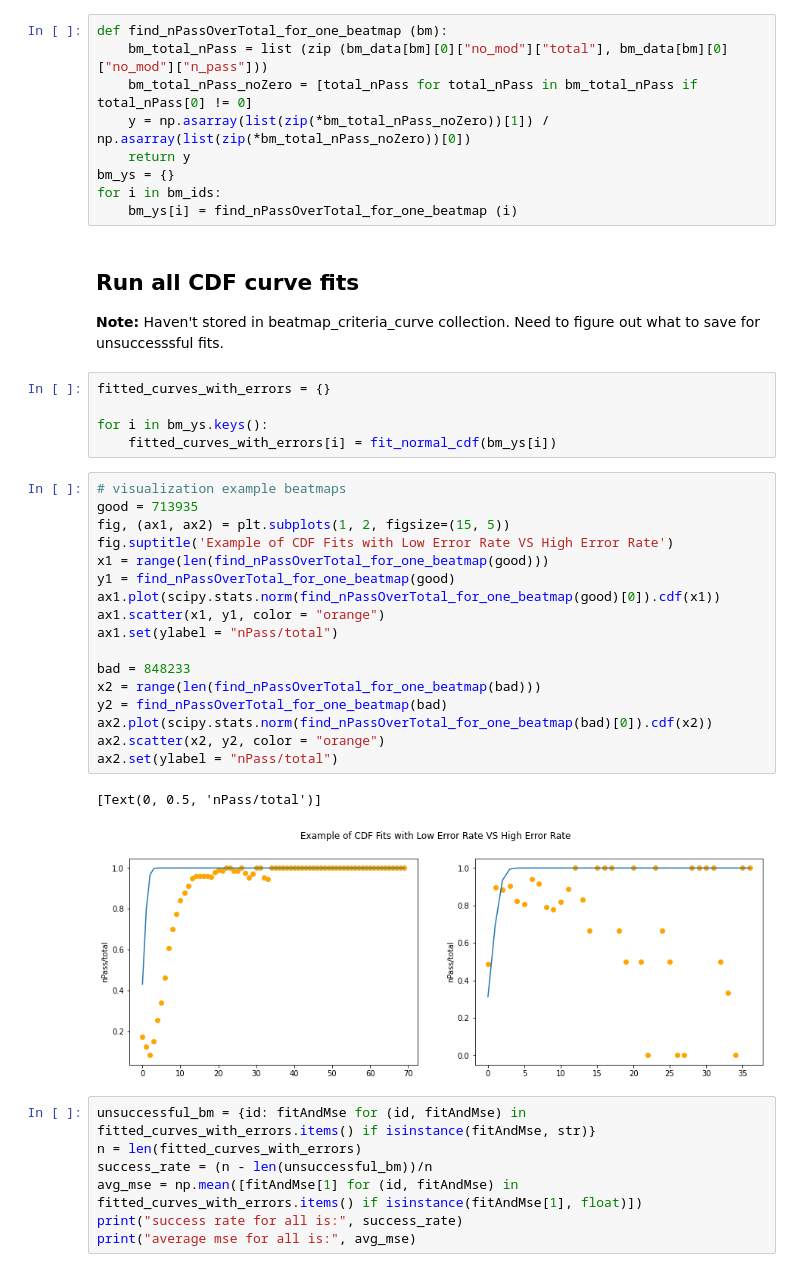
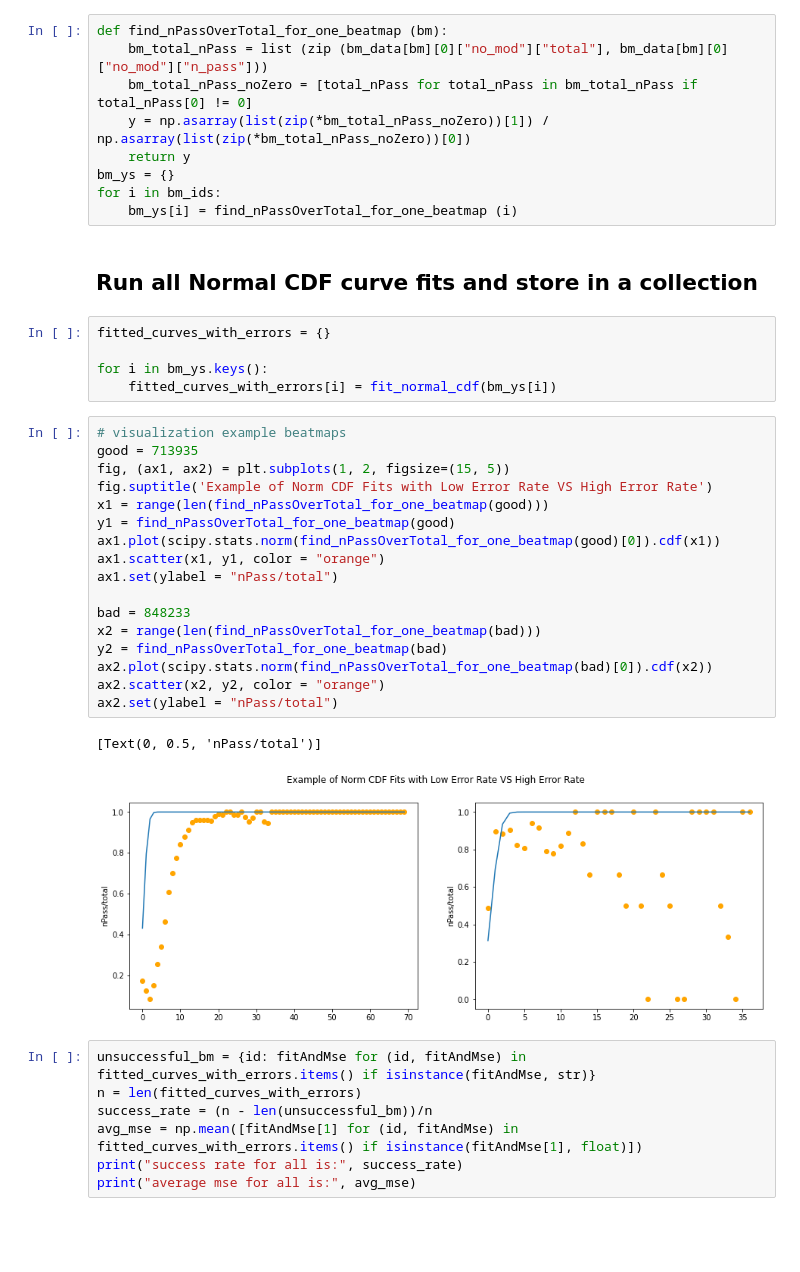
Before and after one commit to the-data-science-union/DSU-S2021-mlpp, a Jupyter notebook: exploration/5. score_criteria_reevaluation/2. m1_sigmoid_cdf_fitting.ipynb, the cells around one changed output. Cells and saved outputs as stored; diff of their text form; blank space fills up the shorter version.

```diff
--- a/exploration/5. score_criteria_reevaluation/2. m1_sigmoid_cdf_fitting.ipynb
+++ b/exploration/5. score_criteria_reevaluation/2. m1_sigmoid_cdf_fitting.ipynb
@@ -62,8 +60,7 @@ bm_ys = {}
 for i in bm_ids:
     bm_ys[i] = find_nPassOverTotal_for_one_beatmap (i)
 # %% [markdown]
-## Run all CDF curve fits
-**Note:** Haven't stored in beatmap_criteria_curve collection. Need to figure out what to save for unsuccesssful fits.
+## Run all Normal CDF curve fits and store in a collection
 # %%
 fitted_curves_with_errors = {}
 
@@ -72,23 +69,23 @@ for i in bm_ys.keys():
 # %%
 # visualization example beatmaps
 good = 713935
 fig, (ax1, ax2) = plt.subplots(1, 2, figsize=(15, 5))
-fig.suptitle('Example of CDF Fits with Low Error Rate VS High Error Rate')
+fig.suptitle('Example of Norm CDF Fits with Low Error Rate VS High Error Rate')
 x1 = range(len(find_nPassOverTotal_for_one_beatmap(good)))
 y1 = find_nPassOverTotal_for_one_beatmap(good)
 ax1.plot(scipy.stats.norm(find_nPassOverTotal_for_one_beatmap(good)[0]).cdf(x1))
 ax1.scatter(x1, y1, color = "orange")
 ax1.set(ylabel = "nPass/total")
 
 bad = 848233
 x2 = range(len(find_nPassOverTotal_for_one_beatmap(bad)))
 y2 = find_nPassOverTotal_for_one_beatmap(bad)
 ax2.plot(scipy.stats.norm(find_nPassOverTotal_for_one_beatmap(bad)[0]).cdf(x2))
 ax2.scatter(x2, y2, color = "orange")
 ax2.set(ylabel = "nPass/total")
 # %% [output]
 [Text(0, 0.5, 'nPass/total')]
-[figure, old version]
+[figure, new version]
 # %%
 unsuccessful_bm = {id: fitAndMse for (id, fitAndMse) in fitted_curves_with_errors.items() if isinstance(fitAndMse, str)}
 n = len(fitted_curves_with_errors)
```
Also changed, not shown: parts of 27 cells of this notebook, 1 other file.
